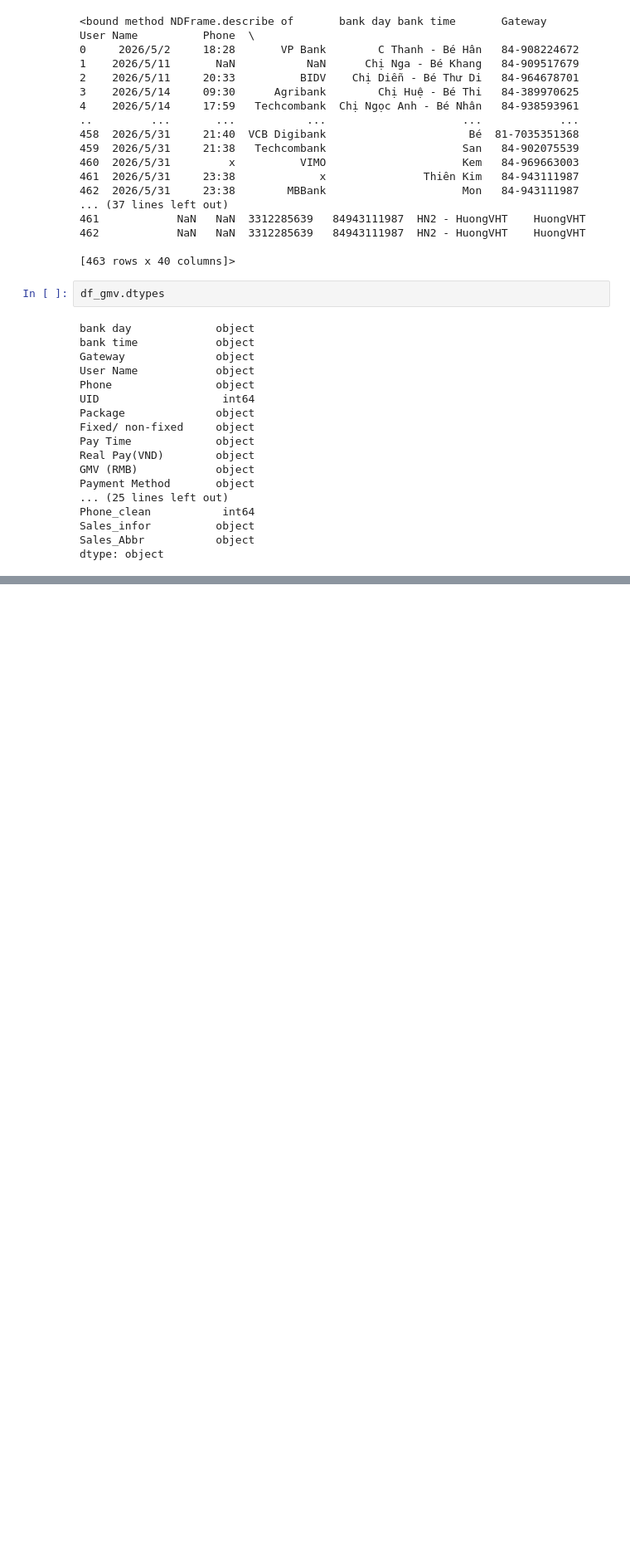
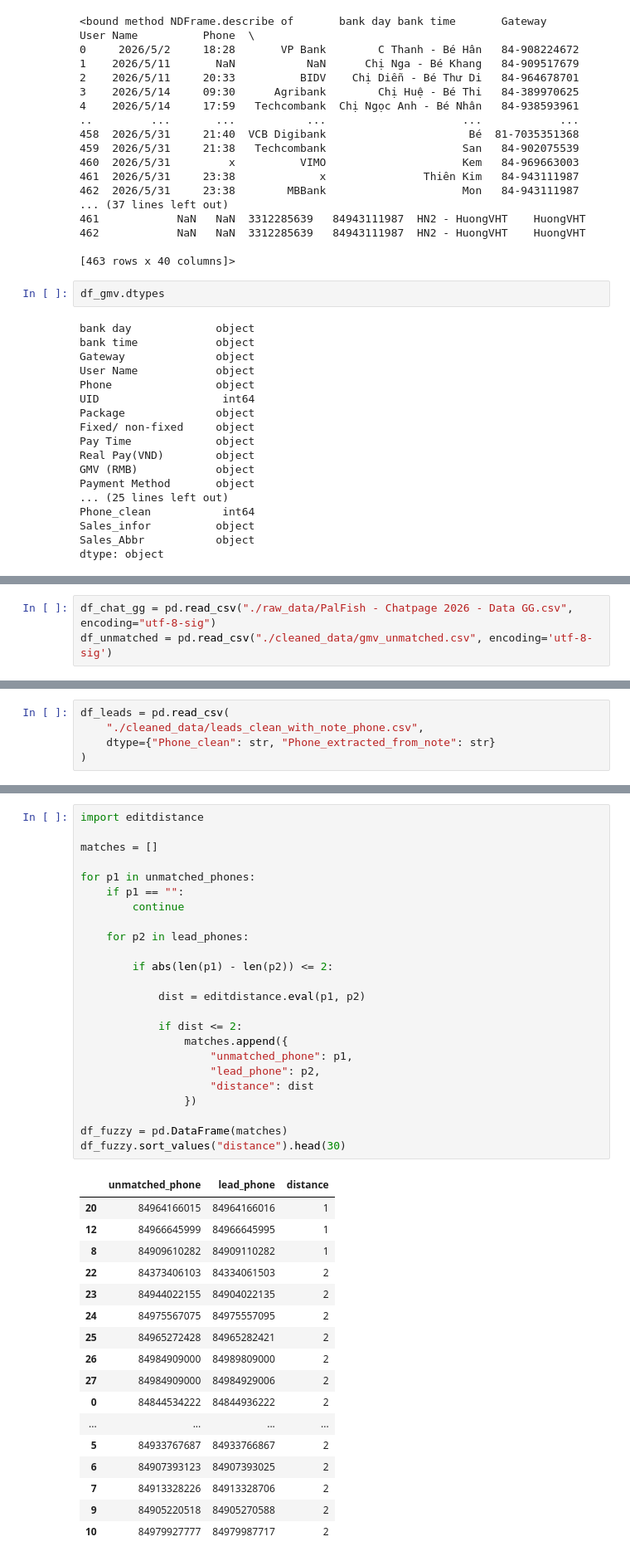
Before and after one commit to godwindk3/data_handle_palfish, a Jupyter notebook: practice.ipynb, the cells around one changed output, grey strips where cells are left out. Shown at 83% size. Saved outputs shown, nothing was run; the diff lists cells and outputs as text; blank space fills up the shorter version.

```diff
--- a/practice.ipynb
+++ b/practice.ipynb
@@ -69,0 +75,3 @@ dtype: object
+# %%
+df_chat_gg = pd.read_csv("./raw_data/PalFish - Chatpage 2026 - Data GG.csv", encoding="utf-8-sig")
+df_unmatched = pd.read_csv("./cleaned_data/gmv_unmatched.csv", encoding='utf-8-sig')
@@ -69,0 +166,5 @@ dtype: object
+# %%
+df_leads = pd.read_csv(
+    "./cleaned_data/leads_clean_with_note_phone.csv",
+    dtype={"Phone_clean": str, "Phone_extracted_from_note": str}
+)
@@ -69,0 +259,42 @@ dtype: object
+# %%
+import editdistance
+
+matches = []
+
+for p1 in unmatched_phones:
+    if p1 == "":
+        continue
+
+    for p2 in lead_phones:
+
+        if abs(len(p1) - len(p2)) <= 2:
+
+            dist = editdistance.eval(p1, p2)
+
+            if dist <= 2:
+                matches.append({
+                    "unmatched_phone": p1,
+                    "lead_phone": p2,
+                    "distance": dist
+                })
+
+df_fuzzy = pd.DataFrame(matches)
+df_fuzzy.sort_values("distance").head(30)
+# %% [output]
+|  | unmatched_phone | lead_phone | distance |
+| 20 | 84964166015 | 84964166016 | 1 |
+| 12 | 84966645999 | 84966645995 | 1 |
+| 8 | 84909610282 | 84909110282 | 1 |
+| 22 | 84373406103 | 84334061503 | 2 |
+| 23 | 84944022155 | 84904022135 | 2 |
+| 24 | 84975567075 | 84975557095 | 2 |
+| 25 | 84965272428 | 84965282421 | 2 |
+| 26 | 84984909000 | 84989809000 | 2 |
+| 27 | 84984909000 | 84984929006 | 2 |
+| 0 | 84844534222 | 84844936222 | 2 |
+| ... | ... | ... | ... |
+| 5 | 84933767687 | 84933766867 | 2 |
+| 6 | 84907393123 | 84907393025 | 2 |
+| 7 | 84913328226 | 84913328706 | 2 |
+| 9 | 84905220518 | 84905270588 | 2 |
+| 10 | 84979927777 | 84979987717 | 2 |
```
Also changed, not shown: parts of 15 cells of this notebook, 5 other files.
